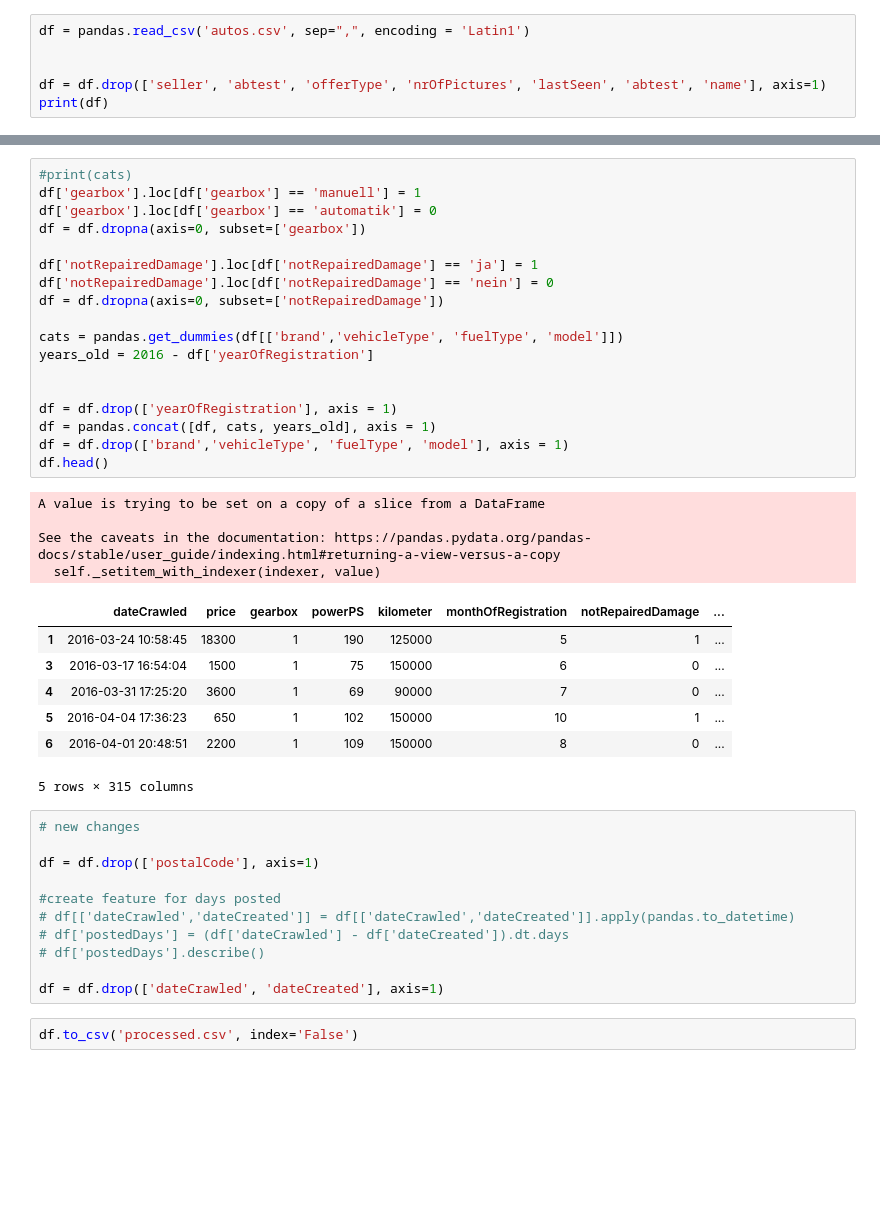
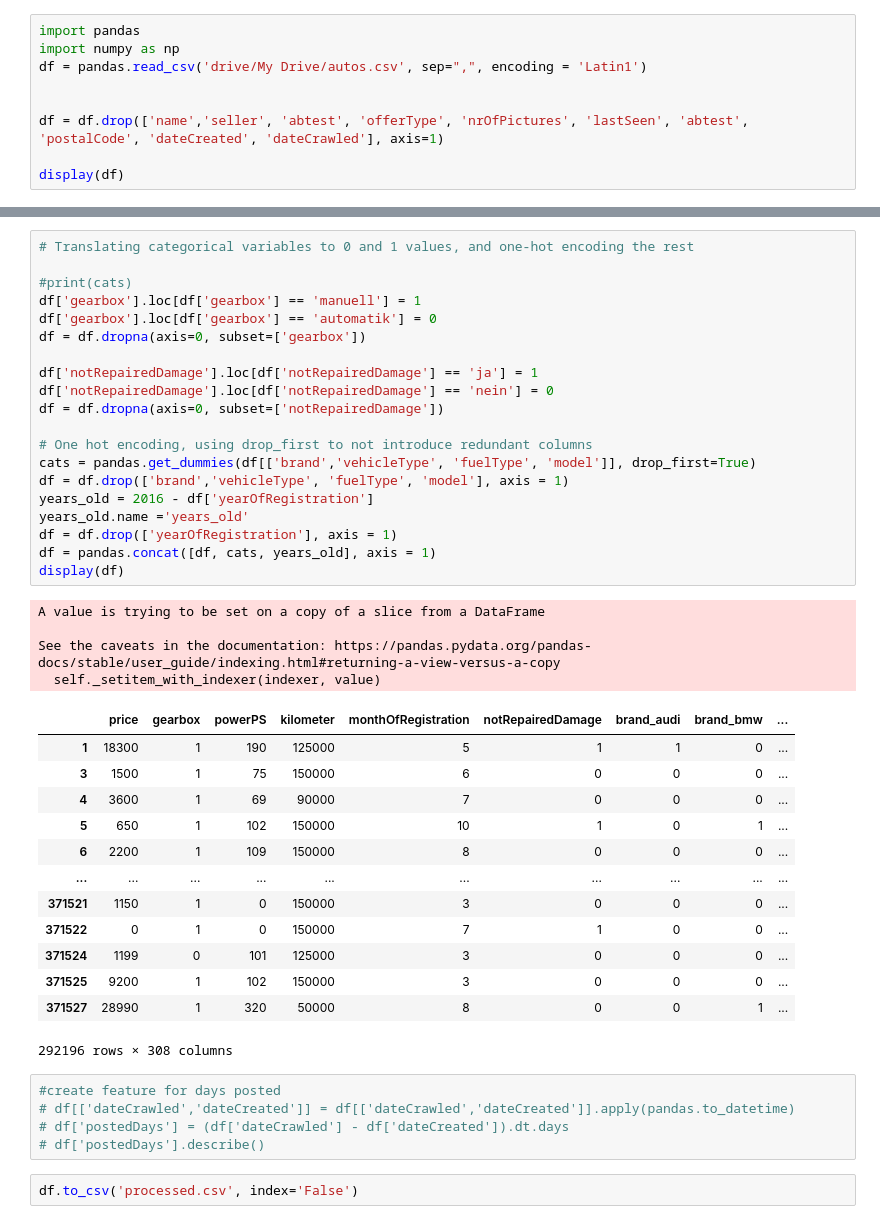
Before and after one commit to edliu2/UsedCarsProject, a Jupyter notebook: preprocess.ipynb, the cells around one changed output, grey strips where cells are left out. Drawn from its saved outputs; the diff is of its cells as text; blank space fills up the shorter version.

```diff
--- a/preprocess.ipynb
+++ b/preprocess.ipynb
@@ -3,7 +1,10 @@ import pandas
 # %%
-df = pandas.read_csv('autos.csv', sep=",", encoding = 'Latin1')
+import pandas
+import numpy as np
+df = pandas.read_csv('drive/My Drive/autos.csv', sep=",", encoding = 'Latin1')
 
 
-df = df.drop(['seller', 'abtest', 'offerType', 'nrOfPictures', 'lastSeen', 'abtest', 'name'], axis=1)
-print(df)
+df = df.drop(['name','seller', 'abtest', 'offerType', 'nrOfPictures', 'lastSeen', 'abtest', 'postalCode', 'dateCreated', 'dateCrawled'], axis=1)
+
+display(df)
 # %% [output]
@@ -27,43 +121,45 @@ print(df)
 # %%
+# Translating categorical variables to 0 and 1 values, and one-hot encoding the rest
+
 #print(cats)
 df['gearbox'].loc[df['gearbox'] == 'manuell'] = 1
 df['gearbox'].loc[df['gearbox'] == 'automatik'] = 0
 df = df.dropna(axis=0, subset=['gearbox'])
 
 df['notRepairedDamage'].loc[df['notRepairedDamage'] == 'ja'] = 1
 df['notRepairedDamage'].loc[df['notRepairedDamage'] == 'nein'] = 0
 df = df.dropna(axis=0, subset=['notRepairedDamage'])
 
-cats = pandas.get_dummies(df[['brand','vehicleType', 'fuelType', 'model']])
+# One hot encoding, using drop_first to not introduce redundant columns
+cats = pandas.get_dummies(df[['brand','vehicleType', 'fuelType', 'model']], drop_first=True)
+df = df.drop(['brand','vehicleType', 'fuelType', 'model'], axis = 1)
 years_old = 2016 - df['yearOfRegistration']
-
-
+years_old.name ='years_old'
 df = df.drop(['yearOfRegistration'], axis = 1)
 df = pandas.concat([df, cats, years_old], axis = 1)
-df = df.drop(['brand','vehicleType', 'fuelType', 'model'], axis = 1)
-df.head()
+display(df)
 # %% [output]
 A value is trying to be set on a copy of a slice from a DataFrame
 
 See the caveats in the documentation: https://pandas.pydata.org/pandas-docs/stable/user_guide/indexing.html#returning-a-view-versus-a-copy
   self._setitem_with_indexer(indexer, value)
-|  | dateCrawled | price | gearbox | powerPS | kilometer | monthOfRegistration | notRepairedDamage | ... |
-| 1 | 2016-03-24 10:58:45 | 18300 | 1 | 190 | 125000 | 5 | 1 | ... |
-| 3 | 2016-03-17 16:54:04 | 1500 | 1 | 75 | 150000 | 6 | 0 | ... |
-| 4 | 2016-03-31 17:25:20 | 3600 | 1 | 69 | 90000 | 7 | 0 | ... |
-| 5 | 2016-04-04 17:36:23 | 650 | 1 | 102 | 150000 | 10 | 1 | ... |
-| 6 | 2016-04-01 20:48:51 | 2200 | 1 | 109 | 150000 | 8 | 0 | ... |
+|  | price | gearbox | powerPS | kilometer | monthOfRegistration | notRepairedDamage | brand_audi | brand_bmw | ... |
+| 1 | 18300 | 1 | 190 | 125000 | 5 | 1 | 1 | 0 | ... |
+| 3 | 1500 | 1 | 75 | 150000 | 6 | 0 | 0 | 0 | ... |
+| 4 | 3600 | 1 | 69 | 90000 | 7 | 0 | 0 | 0 | ... |
+| 5 | 650 | 1 | 102 | 150000 | 10 | 1 | 0 | 1 | ... |
+| 6 | 2200 | 1 | 109 | 150000 | 8 | 0 | 0 | 0 | ... |
+| ... | ... | ... | ... | ... | ... | ... | ... | ... | ... |
+| 371521 | 1150 | 1 | 0 | 150000 | 3 | 0 | 0 | 0 | ... |
+| 371522 | 0 | 1 | 0 | 150000 | 7 | 1 | 0 | 0 | ... |
+| 371524 | 1199 | 0 | 101 | 125000 | 3 | 0 | 0 | 0 | ... |
+| 371525 | 9200 | 1 | 102 | 150000 | 3 | 0 | 0 | 0 | ... |
+| 371527 | 28990 | 1 | 320 | 50000 | 8 | 0 | 0 | 1 | ... |
-5 rows × 315 columns
+292196 rows × 308 columns
 # %%
-# new changes
-
-df = df.drop(['postalCode'], axis=1)
-
 #create feature for days posted
 # df[['dateCrawled','dateCreated']] = df[['dateCrawled','dateCreated']].apply(pandas.to_datetime)
 # df['postedDays'] = (df['dateCrawled'] - df['dateCreated']).dt.days
 # df['postedDays'].describe()
-
-df = df.drop(['dateCrawled', 'dateCreated'], axis=1)
 # %%
 df.to_csv('processed.csv', index='False')
```
Also changed, not shown: parts of 9 cells of this notebook.
